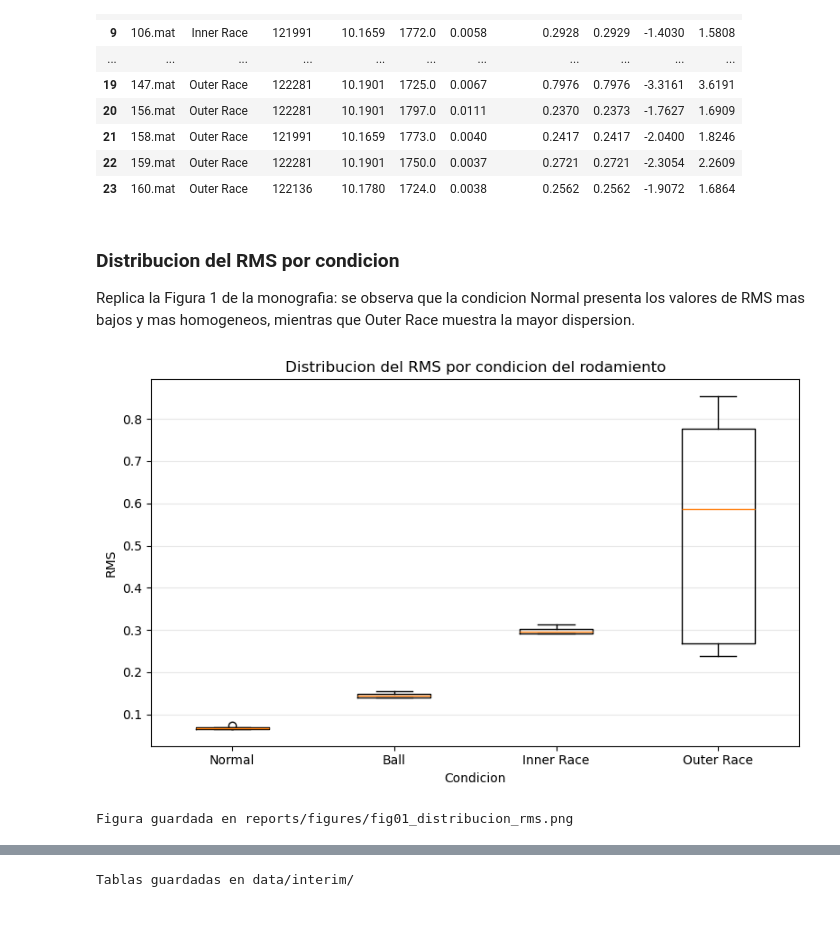
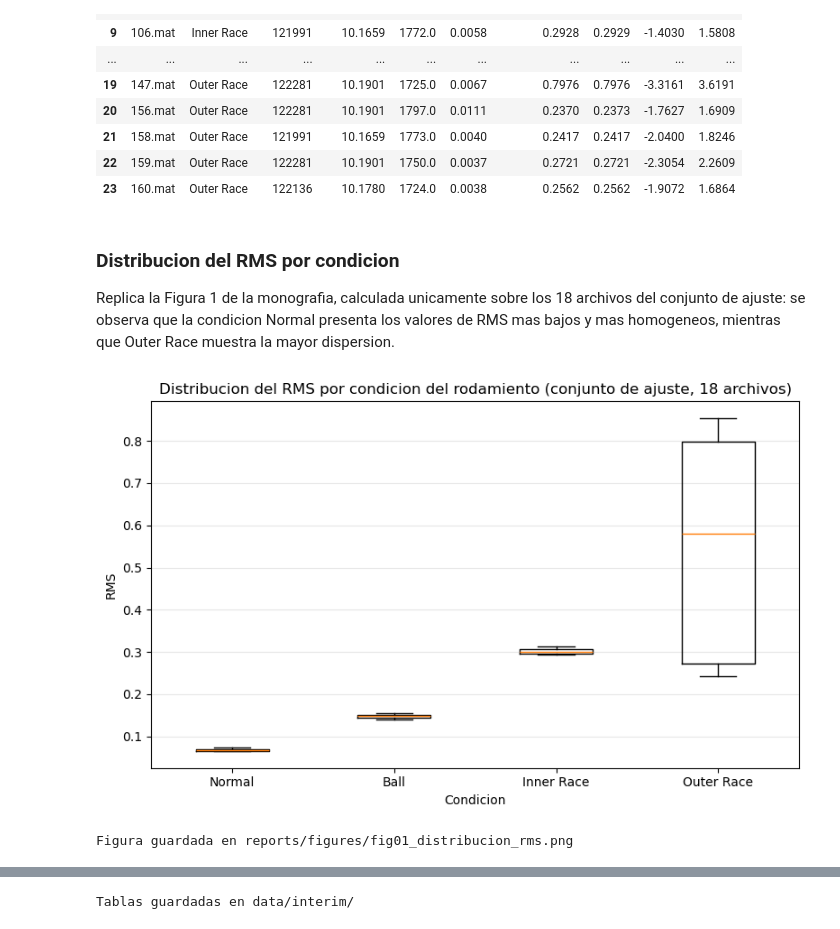
Before and after one commit to D4ag/MONOGRAFIA, a Jupyter notebook: notebooks/1.0-da-comprension-datos.ipynb, the cells around one changed output, grey strips where cells are left out. Saved outputs shown, nothing was run; the diff lists cells and outputs as text; code cells hidden in the pictures.

```diff
--- a/notebooks/1.0-da-comprension-datos.ipynb
+++ b/notebooks/1.0-da-comprension-datos.ipynb
@@ -23,0 +45,8 @@ Archivos cargados: 24
+# %%
+archivos_test = {a for lista in config.ARCHIVOS_TEST_FINAL.values() for a in lista}
+registros_ajuste = [r for r in registros if r["archivo"] not in archivos_test]
+registros_test = [r for r in registros if r["archivo"] in archivos_test]
+
+print(f"Archivos de ajuste (se analizan en este notebook): {len(registros_ajuste)}")
+print(f"Archivos reservados como test independiente (no se analizan aqui): {len(registros_test)}")
+print("Archivos de test:", sorted(r["archivo"] for r in registros_test))
@@ -84,6 +126,9 @@ Archivos sin RPM disponible: 2
 tabla_estadisticos = CargadorCWRU.tabla_estadisticos_descriptivos(
     registros, fs=config.FRECUENCIA_MUESTREO
 )
+tabla_estadisticos_ajuste = CargadorCWRU.tabla_estadisticos_descriptivos(
+    registros_ajuste, fs=config.FRECUENCIA_MUESTREO
+)
 tabla_estadisticos.round(4)
 # %% [output]
 |  | archivo | clase | muestras | duracion_s | rpm | media | desv_estandar | rms | min | max |
@@ -106,27 +151,28 @@ tabla_estadisticos.round(4)
 # %% [markdown]
 ### Distribucion del RMS por condicion
 
-Replica la Figura 1 de la monografia: se observa que la condicion Normal
+Replica la Figura 1 de la monografia, calculada unicamente sobre los 18
+archivos del conjunto de ajuste: se observa que la condicion Normal
 presenta los valores de RMS mas bajos y mas homogeneos, mientras que
 Outer Race muestra la mayor dispersion.
 # %%
 import matplotlib.pyplot as plt
 
 datos_rms = [
-    tabla_estadisticos.loc[tabla_estadisticos["clase"] == clase, "rms"]
+    tabla_estadisticos_ajuste.loc[tabla_estadisticos_ajuste["clase"] == clase, "rms"]
     for clase in config.ORDEN_CLASES
 ]
 
 plt.figure(figsize=(8, 5))
 plt.boxplot(datos_rms, tick_labels=config.ORDEN_CLASES)
 plt.xlabel("Condicion")
 plt.ylabel("RMS")
-plt.title("Distribucion del RMS por condicion del rodamiento")
+plt.title("Distribucion del RMS por condicion del rodamiento (conjunto de ajuste, 18 archivos)")
 plt.grid(axis="y", alpha=0.3)
 plt.tight_layout()
 plt.savefig("../reports/figures/fig01_distribucion_rms.png", dpi=150)
 plt.show()
 print("Figura guardada en reports/figures/fig01_distribucion_rms.png")
 # %% [output]
-[figure, old version]
+[figure, new version]
 Figura guardada en reports/figures/fig01_distribucion_rms.png
```
Also changed, not shown: parts of 16 cells of this notebook, 9 other files.
